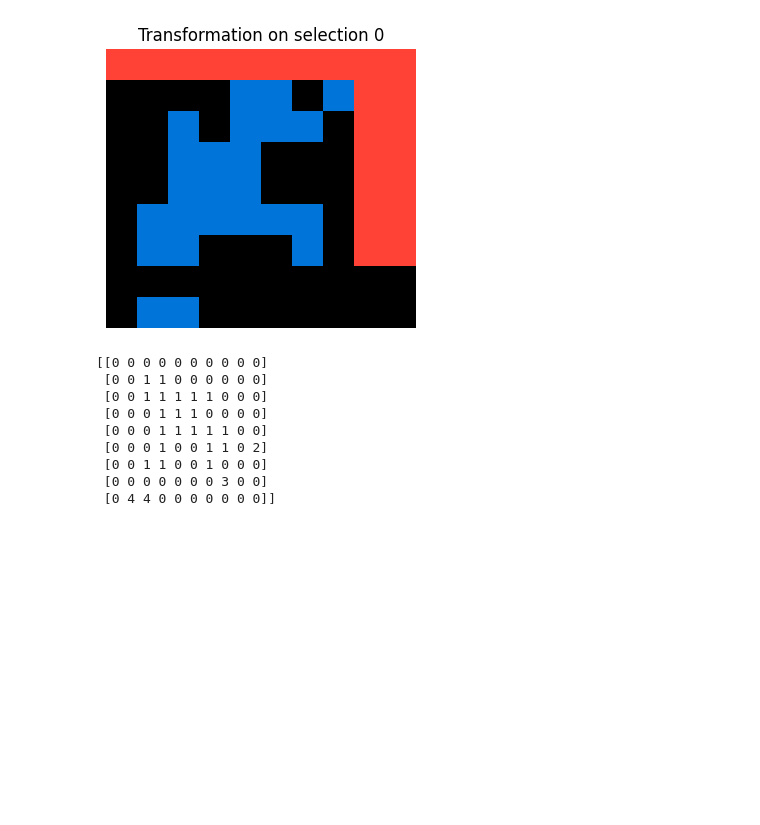
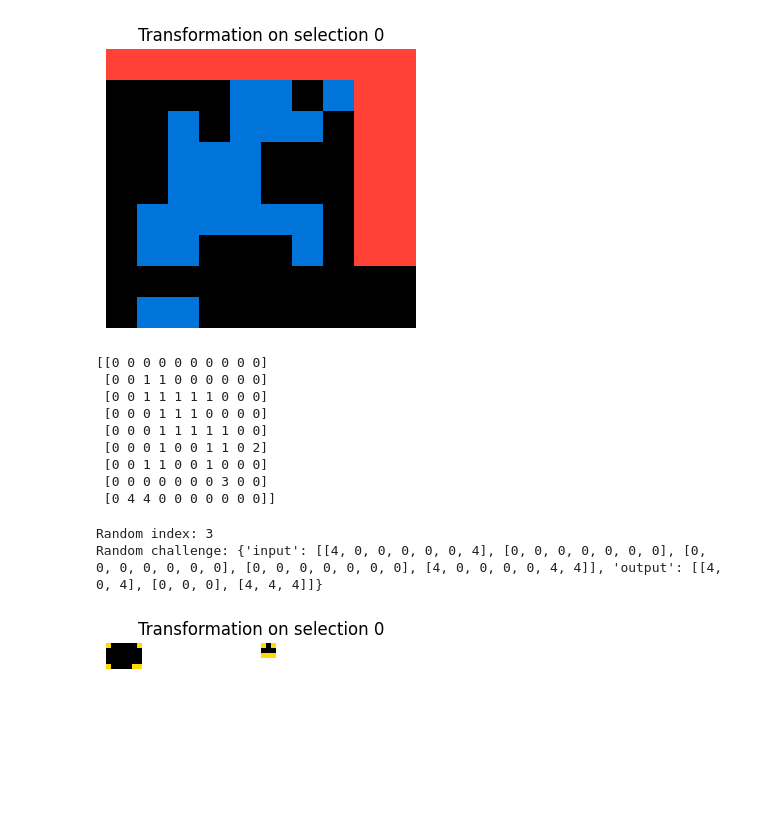
Before and after one commit to francescobraicovich/ARC2, a Jupyter notebook: code/exploration.ipynb, the cells around one changed output. Saved outputs shown, nothing was run; the diff lists cells and outputs as text; code cells hidden in the pictures; blank space fills up the shorter version.

```diff
--- a/code/exploration.ipynb
+++ b/code/exploration.ipynb
@@ -144,3 +145,13 @@ print(labels)
  [0 0 1 1 0 0 1 0 0 0]
  [0 0 0 0 0 0 0 3 0 0]
  [0 4 4 0 0 0 0 0 0 0]]
+# %%
+from enviroment import ARCEnviroment
+
+env = ARCEnviroment(training_challenge_dict, training_solutions_dict)
+grid = env.get_random_challenge()
+plot_grid(grid)
+# %% [output]
+Random index: 3
+Random challenge: {'input': [[4, 0, 0, 0, 0, 0, 4], [0, 0, 0, 0, 0, 0, 0], [0, 0, 0, 0, 0, 0, 0], [0, 0, 0, 0, 0, 0, 0], [4, 0, 0, 0, 0, 4, 4]], 'output': [[4, 0, 4], [0, 0, 0], [4, 4, 4]]}
+[figure, added]
```
Also changed, not shown: parts of 2 cells of this notebook.
